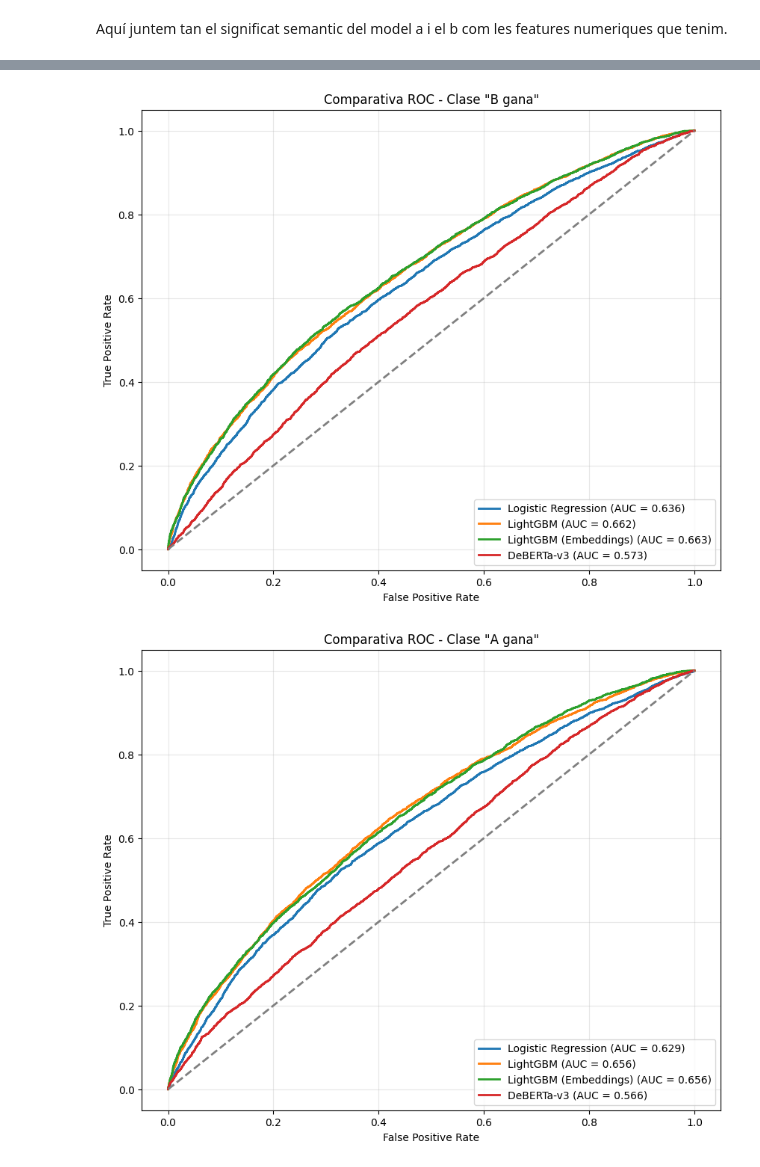
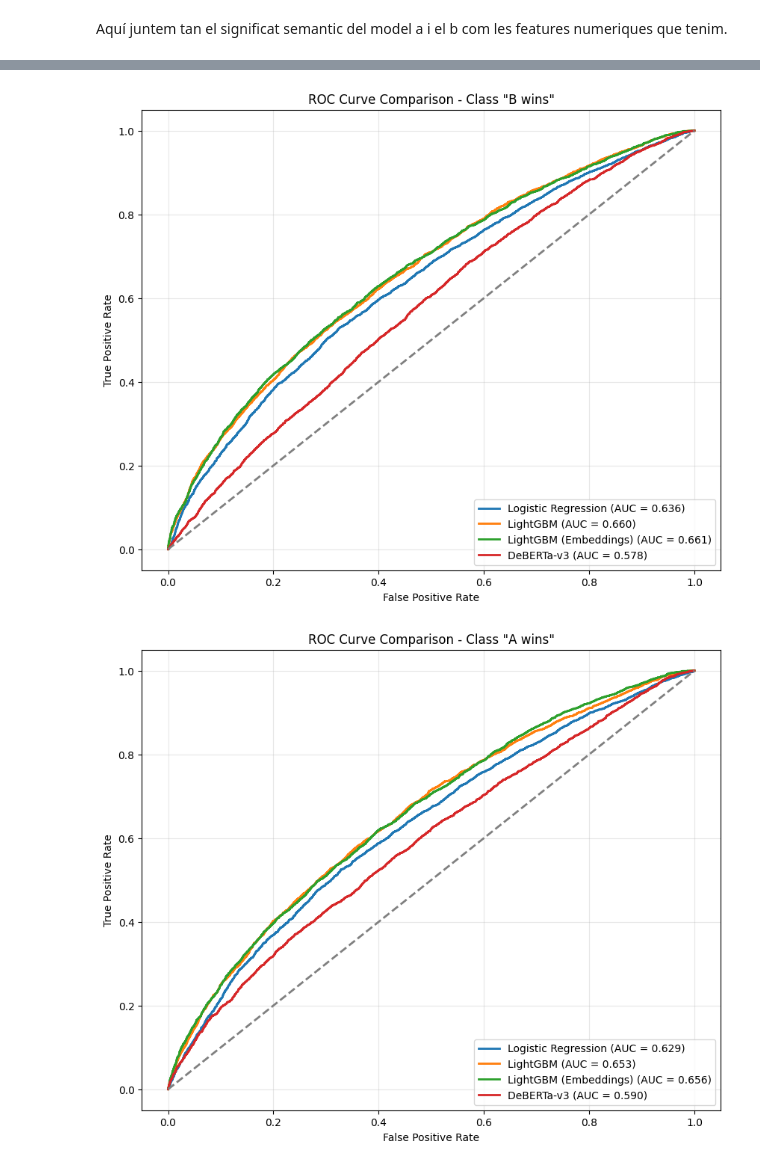
Before and after one commit to in-arunsharma/kaggle-llm-classification-finetuning, a Jupyter notebook: Kaggle.ipynb, the cells around one changed output, grey strips where cells are left out. Drawn from its saved outputs; the diff is of its cells as text; code cells hidden in the pictures.

```diff
--- a/Kaggle.ipynb
+++ b/Kaggle.ipynb
@@ -861,9 +916,9 @@ clf_lgb_embeddings = lgb.LGBMClassifier(
     num_class=3,
     metric='multi_logloss',
     n_estimators=500,
-    learning_rate=0.01,
-    max_depth=-1,
-    num_leaves=64,
+    learning_rate=0.05,
+    max_depth=7,
+    num_leaves=31,
     random_state=42,
     device='gpu',
     gpu_platform_id=0,
@@ -1317,6 +1360,6 @@ weighted avg       0.47      0.47      0.47     11543
 # %%
+# ROC Curves for all models - Class "Tie" (2)
 y_test_bin = label_binarize(y_test, classes=[0, 1, 2])[:, 2]
-
 
 models = {
     'Logistic Regression': y_pred_proba[:, 2],
@@ -1324,7 +1367,6 @@ models = {
     'LightGBM (Embeddings)': y_pred_proba_emb[:, 2],
     'DeBERTa-v3': y_probs[:, 2]
 }
-
 
 plt.figure(figsize=(10, 8))
 
@@ -1336,13 +1378,13 @@ for name, preds in models.items():
 plt.plot([0, 1], [0, 1], 'k--', lw=2, color='grey')
 plt.xlabel('False Positive Rate')
 plt.ylabel('True Positive Rate')
-plt.title('Comparativa ROC - Clase "Empate"')
+plt.title('ROC Curve Comparison - Class "Tie"')
 plt.legend(loc="lower right")
 plt.grid(alpha=0.3)
 plt.show()
 
+# ROC Curves for all models - Class "B wins" (1)
 y_test_bin = label_binarize(y_test, classes=[0, 1, 2])[:, 1]
-
 
 models = {
     'Logistic Regression': y_pred_proba[:, 1],
@@ -1350,7 +1392,6 @@ models = {
     'LightGBM (Embeddings)': y_pred_proba_emb[:, 1],
     'DeBERTa-v3': y_probs[:, 1]
 }
-
 
 plt.figure(figsize=(10, 8))
 
@@ -1362,13 +1403,13 @@ for name, preds in models.items():
 plt.plot([0, 1], [0, 1], 'k--', lw=2, color='grey')
 plt.xlabel('False Positive Rate')
 plt.ylabel('True Positive Rate')
-plt.title('Comparativa ROC - Clase "B gana"')
+plt.title('ROC Curve Comparison - Class "B wins"')
 plt.legend(loc="lower right")
 plt.grid(alpha=0.3)
 plt.show()
 
+# ROC Curves for all models - Class "A wins" (0)
 y_test_bin = label_binarize(y_test, classes=[0, 1, 2])[:, 0]
-
 
 models = {
     'Logistic Regression': y_pred_proba[:, 0],
@@ -1376,7 +1417,6 @@ models = {
     'LightGBM (Embeddings)': y_pred_proba_emb[:, 0],
     'DeBERTa-v3': y_probs[:, 0]
 }
-
 
 plt.figure(figsize=(10, 8))
 
@@ -1388,7 +1428,7 @@ for name, preds in models.items():
 plt.plot([0, 1], [0, 1], 'k--', lw=2, color='grey')
 plt.xlabel('False Positive Rate')
 plt.ylabel('True Positive Rate')
-plt.title('Comparativa ROC - Clase "A gana"')
+plt.title('ROC Curve Comparison - Class "A wins"')
 plt.legend(loc="lower right")
 plt.grid(alpha=0.3)
 plt.show()
@@ -1397,2 +1437,2 @@ plt.show()
-[figure, old version]
+[figure, new version]
-[figure, old version]
+[figure, new version]
```
Also changed, not shown: parts of 84 cells of this notebook.
